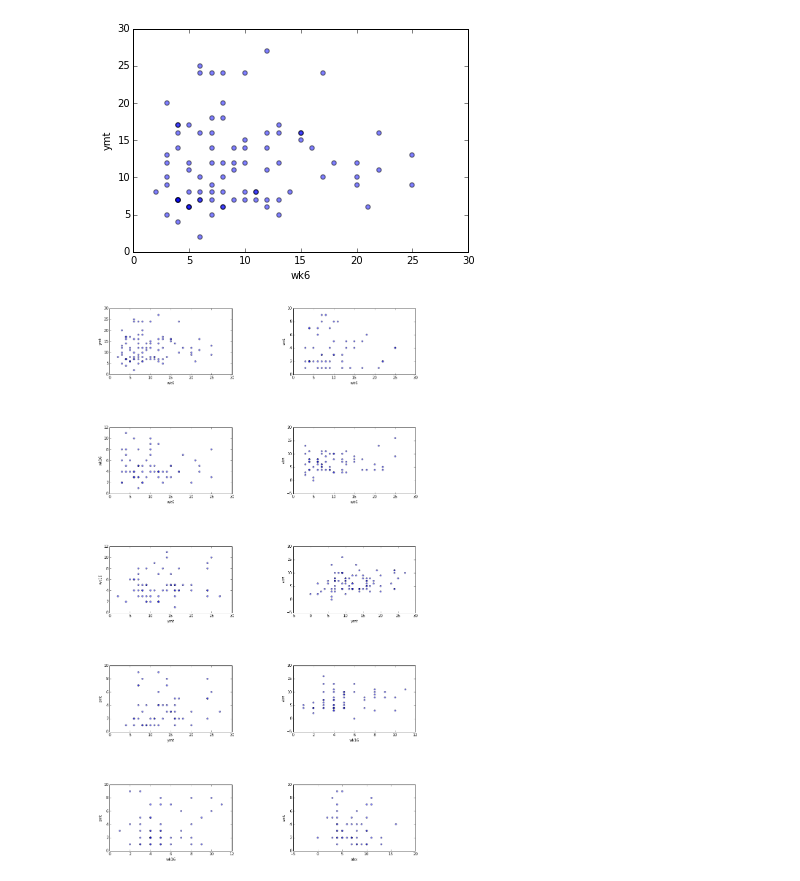
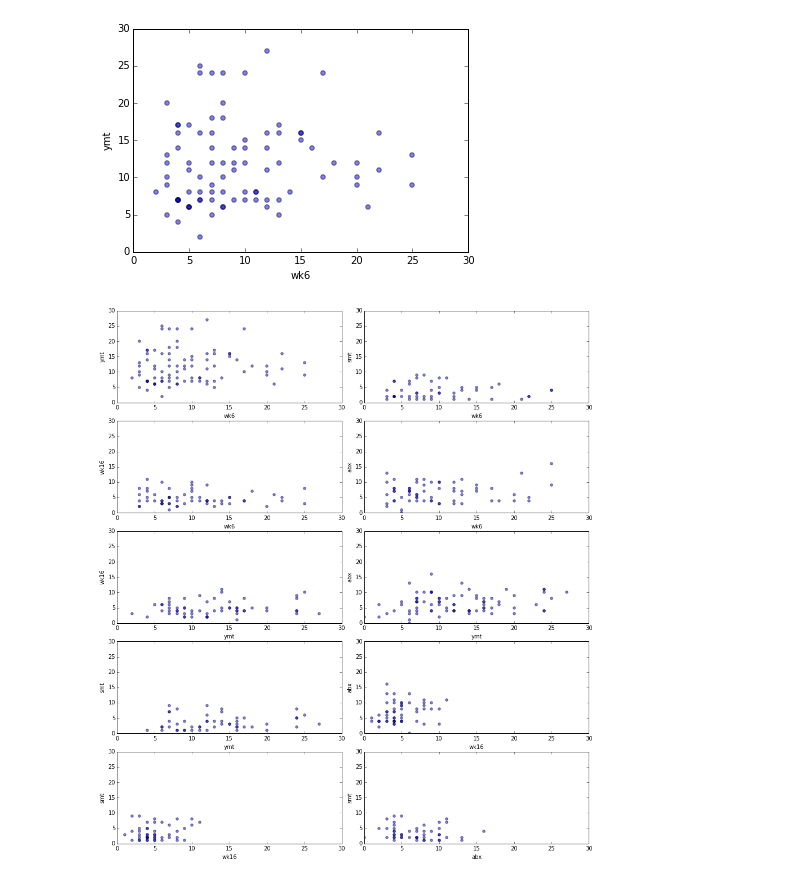
Before and after one commit to dvalenzano/uBiome_Network, a Jupyter notebook: Network_distribution_powerfit.ipynb, the cells around one changed output. Drawn from its saved outputs; the diff is of its cells as text; code cells hidden in the pictures.

```diff
--- a/Network_distribution_powerfit.ipynb
+++ b/Network_distribution_powerfit.ipynb
@@ -811,55 +811,75 @@ plt.figure(figsize=(15,15))
 
 plt.subplot(5,2,1)
 plt.scatter([int(wk6_d[i]) for i in wk6_ymt ], [int(ymt_d[i]) for i in wk6_ymt ], alpha=0.5)
-plt.subplots_adjust(top=1.5, hspace=0.8, wspace=0.5)
+plt.subplots_adjust(top=1, hspace=0.2, wspace=0.1)
 plt.xlabel('wk6')
 plt.ylabel('ymt')
+plt.xlim(0,30)
+plt.ylim(0,30)
 
 plt.subplot(5,2,2)
 plt.scatter([int(wk6_d[i]) for i in wk6_smt ], [int(smt_d[i]) for i in wk6_smt ], alpha=0.5)
 plt.xlabel('wk6')
 plt.ylabel('smt')
+plt.xlim(0,30)
+plt.ylim(0,30)
 
 plt.subplot(5,2,3)
 plt.scatter([int(wk6_d[i]) for i in wk6_wk16 ], [int(wk16_d[i]) for i in wk6_wk16 ], alpha=0.5)
 plt.xlabel('wk6')
 plt.ylabel('wk16')
+plt.xlim(0,30)
+plt.ylim(0,30)
 
 plt.subplot(5,2,4)
 plt.scatter([int(wk6_d[i]) for i in wk6_abx ], [int(abx_d[i]) for i in wk6_abx ], alpha=0.5)
 plt.xlabel('wk6')
 plt.ylabel('abx')
+plt.xlim(0,30)
+plt.ylim(0,30)
 
 plt.subplot(5,2,5)
 plt.scatter([int(ymt_d[i]) for i in ymt_wk16 ], [int(wk16_d[i]) for i in ymt_wk16 ], alpha=0.5)
 plt.xlabel('ymt')
 plt.ylabel('wk16')
+plt.xlim(0,30)
+plt.ylim(0,30)
 
 plt.subplot(5,2,6)
 plt.scatter([int(ymt_d[i]) for i in ymt_abx ], [int(abx_d[i]) for i in ymt_abx ], alpha=0.5)
 plt.xlabel('ymt')
 plt.ylabel('abx')
+plt.xlim(0,30)
+plt.ylim(0,30)
 
 plt.subplot(5,2,7)
 plt.scatter([int(ymt_d[i]) for i in ymt_smt ], [int(smt_d[i]) for i in ymt_smt ], alpha=0.5)
 plt.xlabel('ymt')
 plt.ylabel('smt')
+plt.xlim(0,30)
+plt.ylim(0,30)
 
 plt.subplot(5,2,8)
 plt.scatter([int(wk16_d[i]) for i in wk16_abx ], [int(abx_d[i]) for i in wk16_abx ], alpha=0.5)
 plt.xlabel('wk16')
 plt.ylabel('abx')
+plt.xlim(0,30)
+plt.ylim(0,30)
 
 plt.subplot(5,2,9)
 plt.scatter([int(wk16_d[i]) for i in wk16_smt ], [int(smt_d[i]) for i in wk16_smt ], alpha=0.5)
 plt.xlabel('wk16')
 plt.ylabel('smt')
+plt.xlim(0,30)
+plt.ylim(0,30)
 
 plt.subplot(5,2,10)
 plt.scatter([int(abx_d[i]) for i in smt_abx ], [int(smt_d[i]) for i in smt_abx ], alpha=0.5)
 plt.xlabel('abx')
 plt.ylabel('smt')
+plt.xlim(0,30)
+plt.ylim(0,30)
 
 plt.show()
 # %% [output]
-[figure, old version]
+[figure, new version]
```
